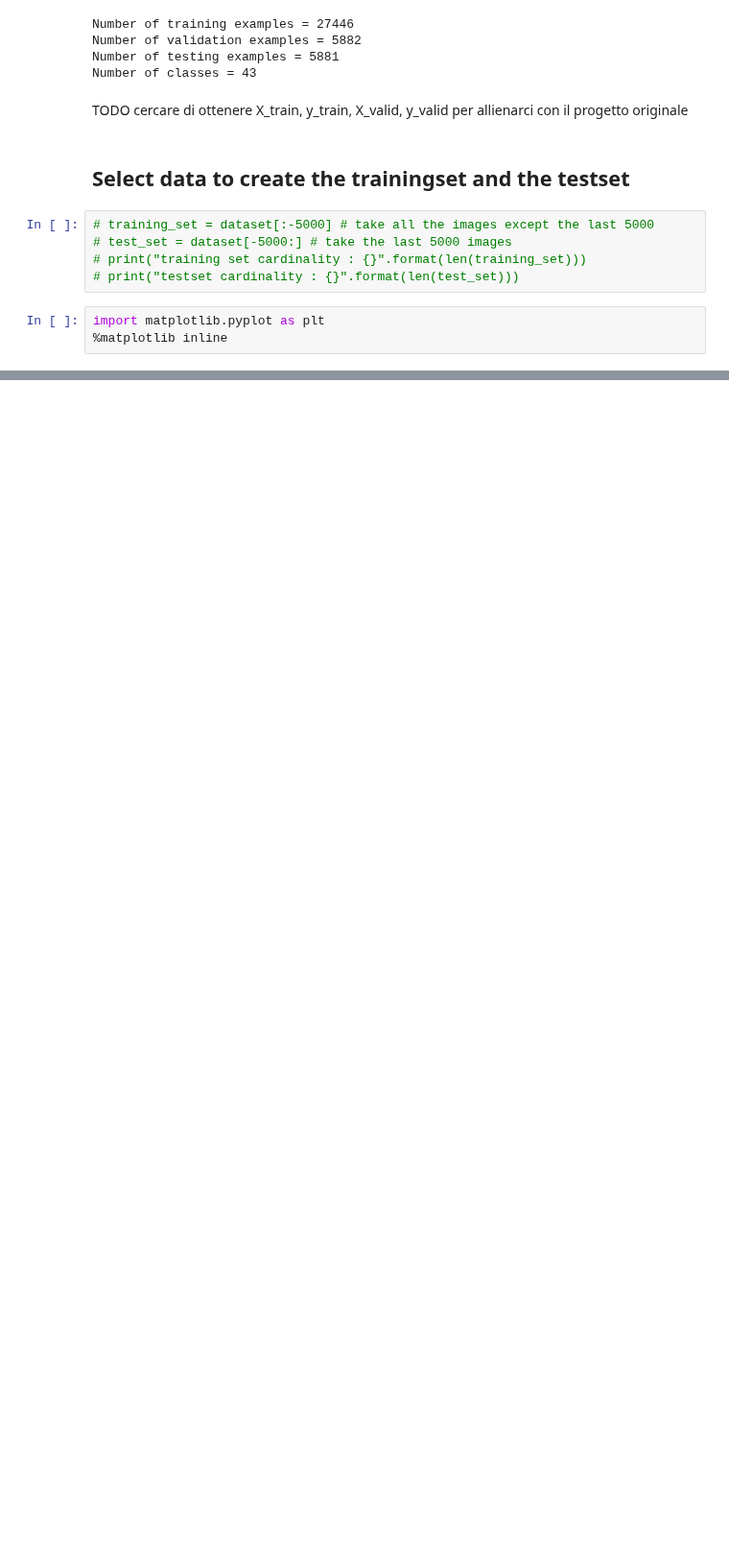
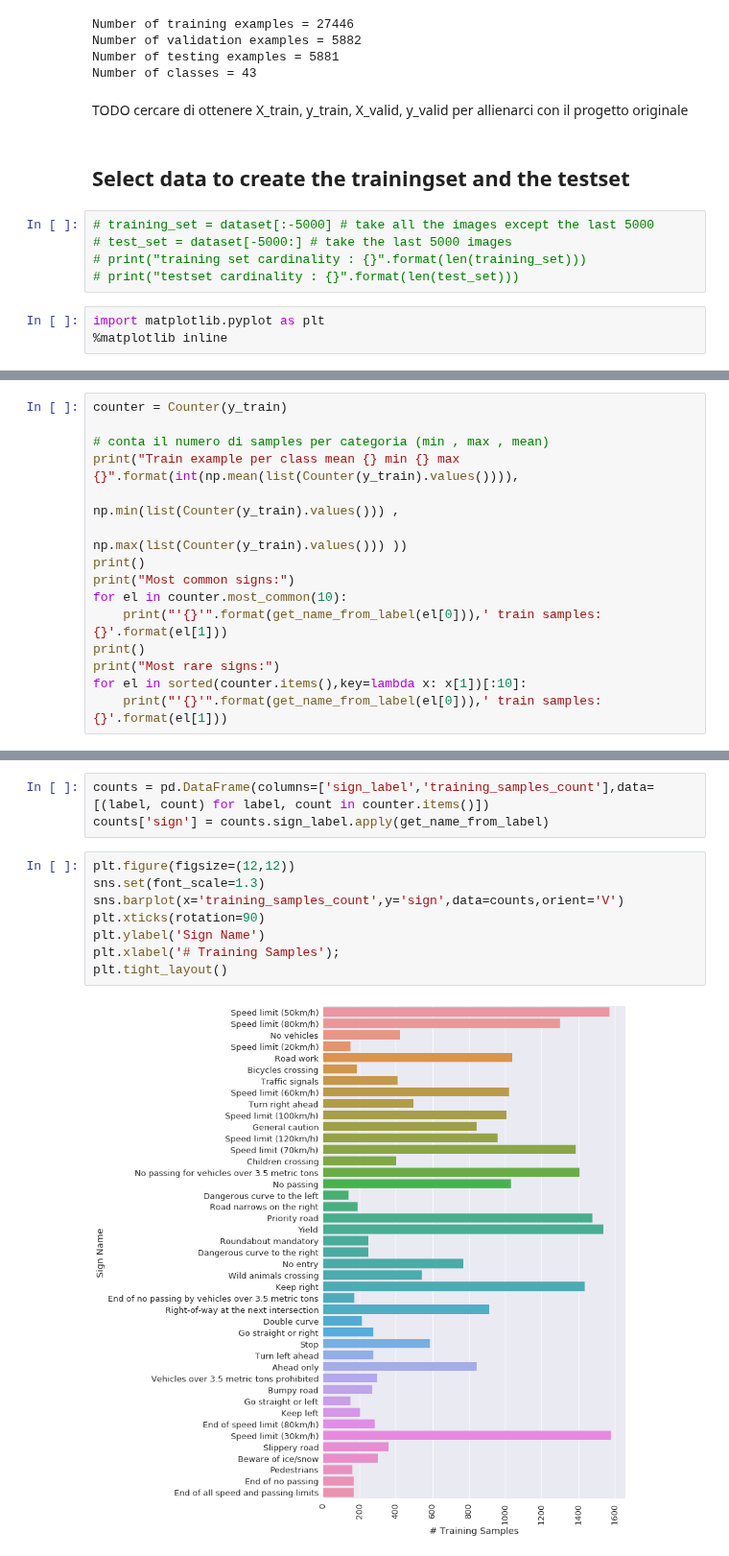
Before and after one commit to cecchilinux/machine_learning, a Jupyter notebook: notebooks/Traffic_signs_classifier.ipynb, the cells around one changed output, grey strips where cells are left out. Shown at 96% size. Saved outputs shown, nothing was run; the diff lists cells and outputs as text; blank space fills up the shorter version.

Commit message:
Bar plot - Number of samples for classes

```diff
--- a/notebooks/Traffic_signs_classifier.ipynb
+++ b/notebooks/Traffic_signs_classifier.ipynb
@@ -195,0 +203,15 @@ for i in range(100):
+# %%
+counter = Counter(y_train)
+
+# conta il numero di samples per categoria (min , max , mean)
+print("Train example per class mean {} min {} max {}".format(int(np.mean(list(Counter(y_train).values()))),
+                                                    np.min(list(Counter(y_train).values())) ,
+                                                np.max(list(Counter(y_train).values())) ))
+print()
+print("Most common signs:")
+for el in counter.most_common(10):
+    print("'{}'".format(get_name_from_label(el[0])),' train samples: {}'.format(el[1]))
+print()
+print("Most rare signs:")
+for el in sorted(counter.items(),key=lambda x: x[1])[:10]:
+    print("'{}'".format(get_name_from_label(el[0])),' train samples: {}'.format(el[1]))
@@ -195,0 +236,13 @@ for i in range(100):
+# %%
+counts = pd.DataFrame(columns=['sign_label','training_samples_count'],data=[(label, count) for label, count in counter.items()])
+counts['sign'] = counts.sign_label.apply(get_name_from_label)
+# %%
+plt.figure(figsize=(12,12))
+sns.set(font_scale=1.3)
+sns.barplot(x='training_samples_count',y='sign',data=counts,orient='V')
+plt.xticks(rotation=90)
+plt.ylabel('Sign Name')
+plt.xlabel('# Training Samples');
+plt.tight_layout()
+# %% [output]
+[figure, added]
```
Also changed, not shown: parts of 5 cells of this notebook.
